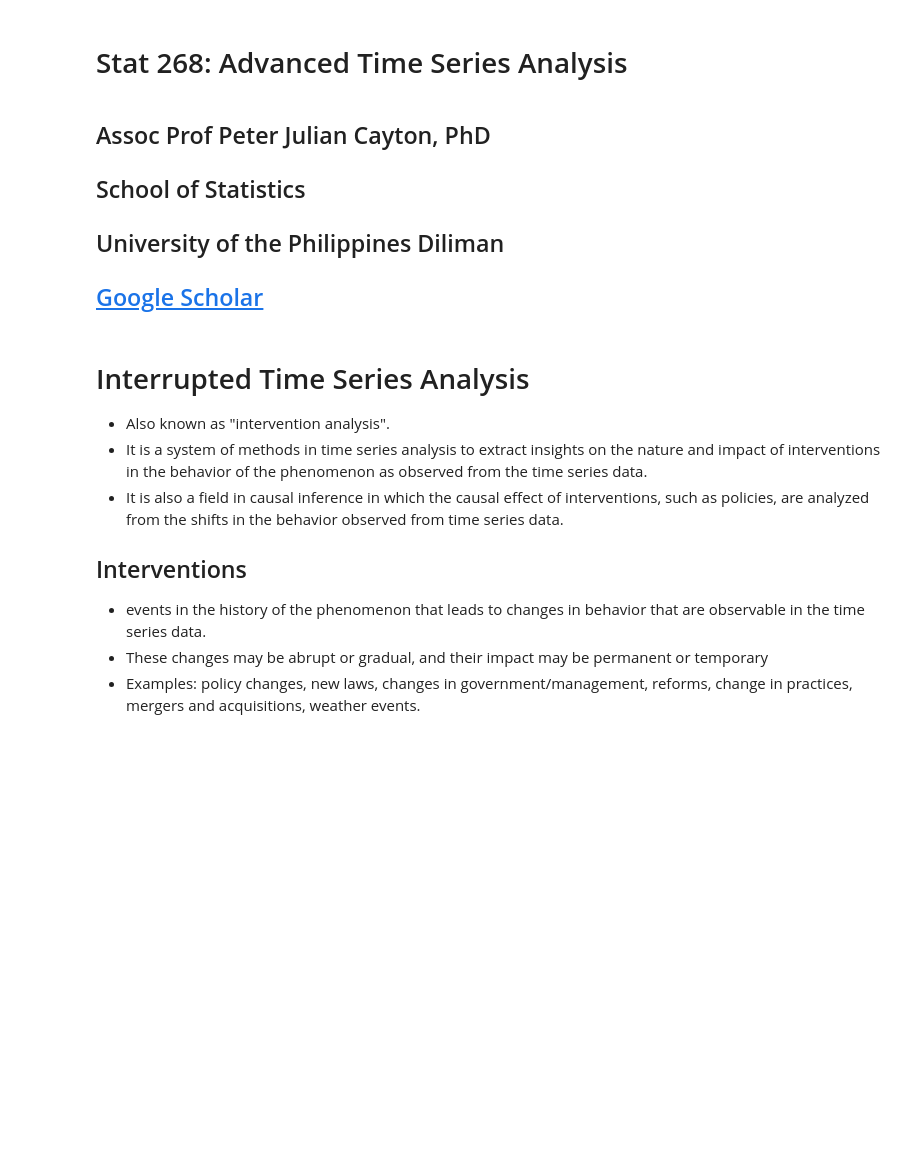
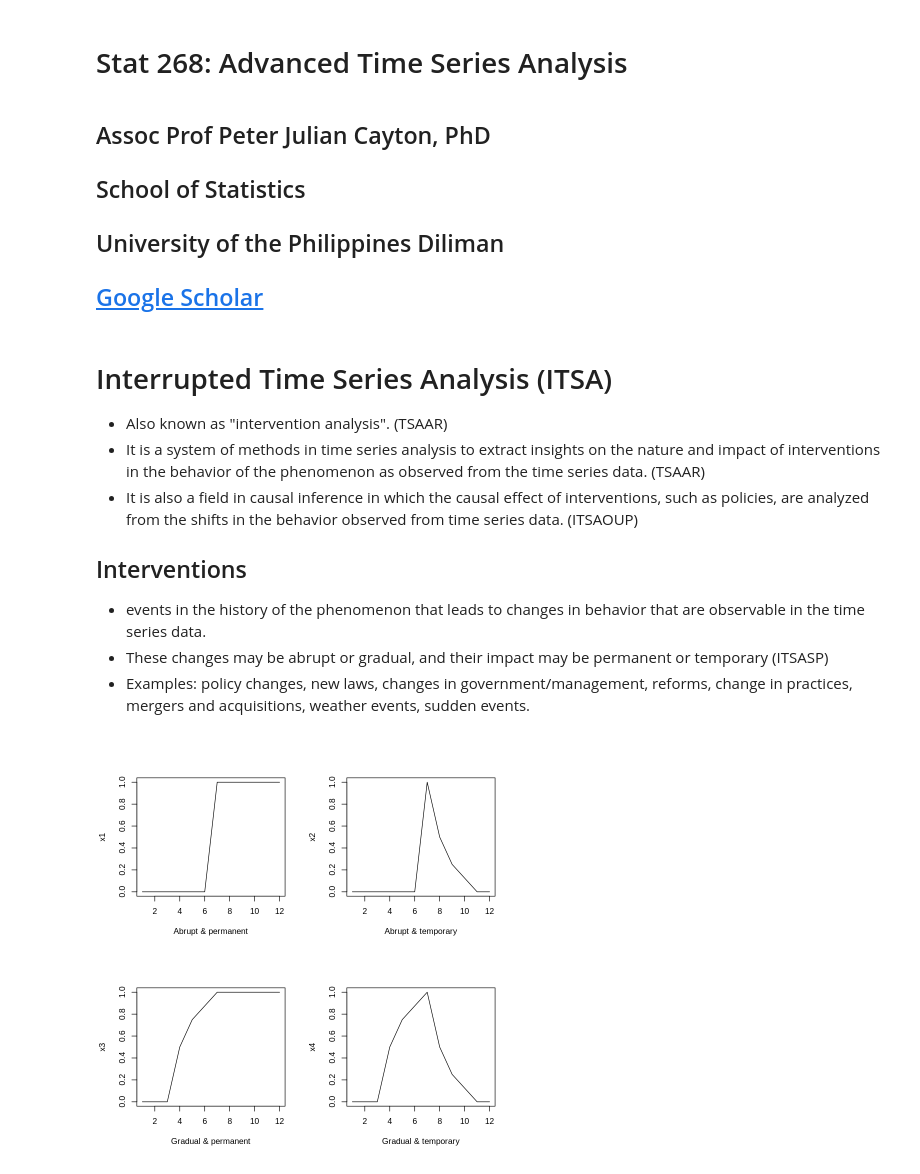
Before and after one commit to pacayton/Stat_268_Advanced_Time_Series_Analysis, a Jupyter notebook: Stat_268_Week2_Intervention_Analysis.ipynb, the cells around one changed output. Cells and saved outputs as stored; diff of their text form; code cells hidden in the pictures; blank space fills up the shorter version.

```diff
--- a/Stat_268_Week2_Intervention_Analysis.ipynb
+++ b/Stat_268_Week2_Intervention_Analysis.ipynb
@@ -9,14 +9,30 @@ $$\quad$$
 ## University of the Philippines Diliman
 ## [Google Scholar](https://scholar.google.com/citations?user=KtH_mGEAAAAJ)
 # %% [markdown]
-# Interrupted Time Series Analysis
+# Interrupted Time Series Analysis (ITSA)
 
-*   Also known as "intervention analysis".
-*   It is a system of methods in time series analysis to extract insights on the nature and impact of interventions in the behavior of the phenomenon as observed from the time series data.
-* It is also a field in causal inference in which the causal effect of interventions, such as policies, are analyzed from the shifts in the behavior observed from time series data.
+*   Also known as "intervention analysis". (TSAAR)
+*   It is a system of methods in time series analysis to extract insights on the nature and impact of interventions in the behavior of the phenomenon as observed from the time series data. (TSAAR)
+* It is also a field in causal inference in which the causal effect of interventions, such as policies, are analyzed from the shifts in the behavior observed from time series data. (ITSAOUP)
 
 ## Interventions
 
 * events in the history of the phenomenon that leads to changes in behavior that are observable in the time series data.
-* These changes may be abrupt or gradual, and their impact may be permanent or temporary
-* Examples: policy changes, new laws, changes in government/management, reforms, change in practices, mergers and acquisitions, weather events.
+* These changes may be abrupt or gradual, and their impact may be permanent or temporary (ITSASP)
+* Examples: policy changes, new laws, changes in government/management, reforms, change in practices, mergers and acquisitions, weather events, sudden events.
+# %%
+## Examples of Observed Impact of Interventions in Time Series Data
+
+par(mfrow =c(2,2)) ## displays graphs in 2 rows and 2 columns
+
+x1 <- c(0,0,0,0,0,0,1,1,1,1,1,1) ## Abrupt & permanent
+x2 <- c(0,0,0,0,0,0,1, 0.5, 0.25, 0.125,0,0) ## Abrupt & temporary
+x3 <- c(0,0,0,0.5, 0.75, 0.875, 1,1,1,1,1,1) ## Gradual & permanent
+x4 <- c( 0,0,0,0.5, 0.75, 0.875, 1, 0.5, 0.25, 0.125,0,0) ## Gradual & temporary
+
+plot(x1, xlab = "Abrupt & permanent", type = "l")
+plot(x2, xlab = "Abrupt & temporary", type = "l")
+plot(x3, xlab = "Gradual & permanent", type = "l")
+plot(x4, xlab = "Gradual & temporary", type = "l")
+# %% [output]
+[figure, added]
```
Also changed, not shown: parts of 6 cells of this notebook.
